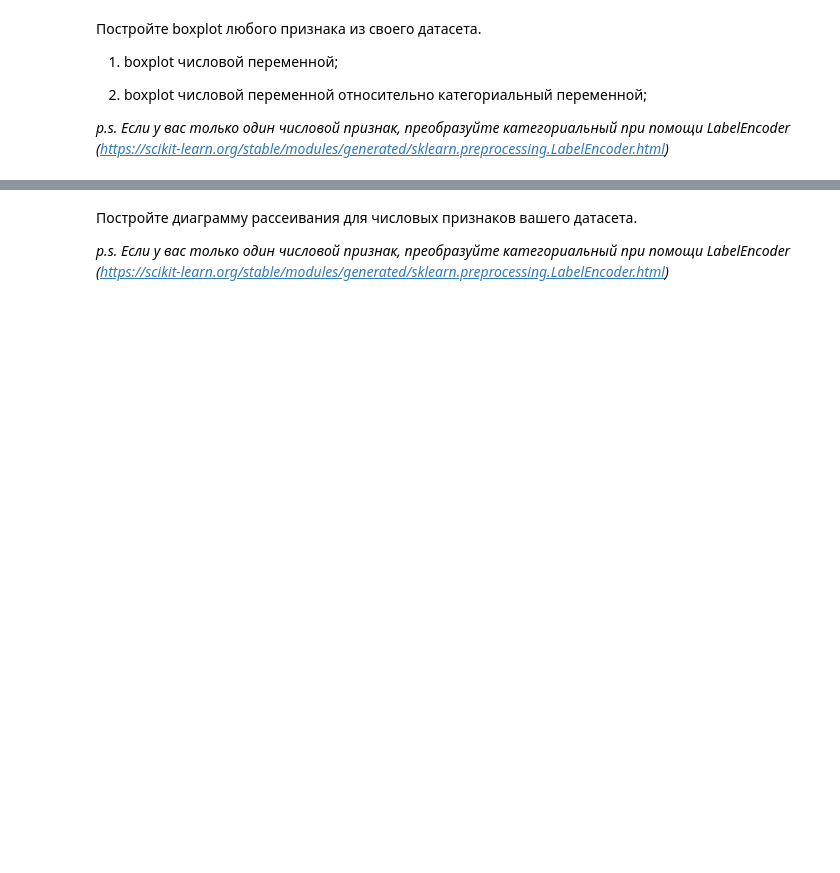
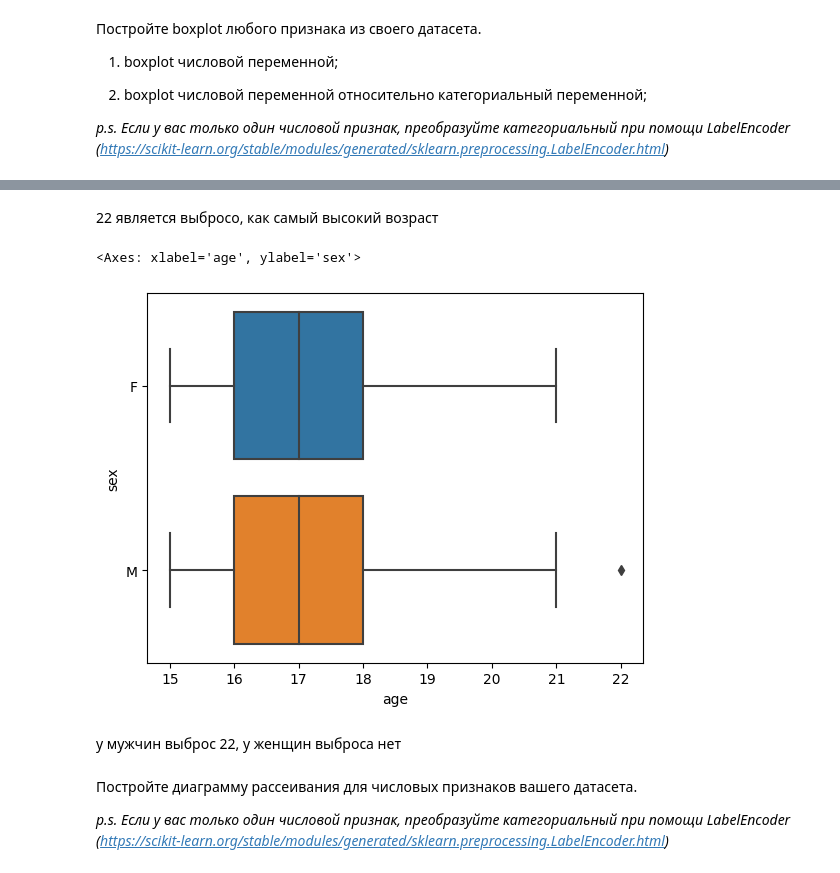
Before and after one commit to KOT1HATOP/ml_labs, a Jupyter notebook: lab2/Задание_2.ipynb, the cells around one changed output, grey strips where cells are left out. Drawn from its saved outputs; the diff is of its cells as text; code cells hidden in the pictures; blank space fills up the shorter version.

```diff
--- a/lab2/Задание_2.ipynb
+++ b/lab2/Задание_2.ipynb
@@ -195,3 +195,12 @@ import matplotlib.pyplot as plt
+# %% [markdown]
+22 является выбросо, как самый высокий возраст
+# %%
+sns.boxplot(y="sex",x='age',data=df)
+# %% [output]
+<Axes: xlabel='age', ylabel='sex'>
+[figure, added]
+# %% [markdown]
+у мужчин выброс 22, у женщин выброса нет
 # %% [markdown]
 Постройте диаграмму рассеивания для числовых признаков вашего датасета.
 
```
Also changed, not shown: parts of 12 cells of this notebook.
